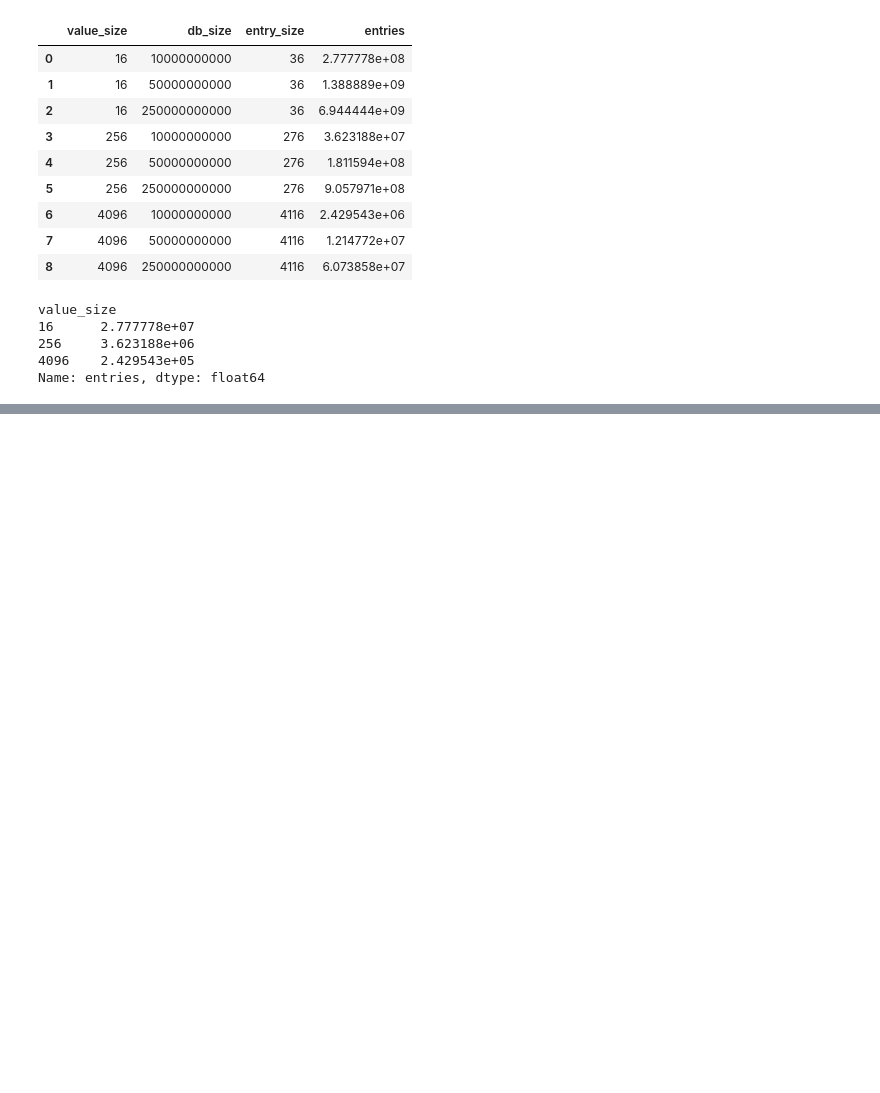
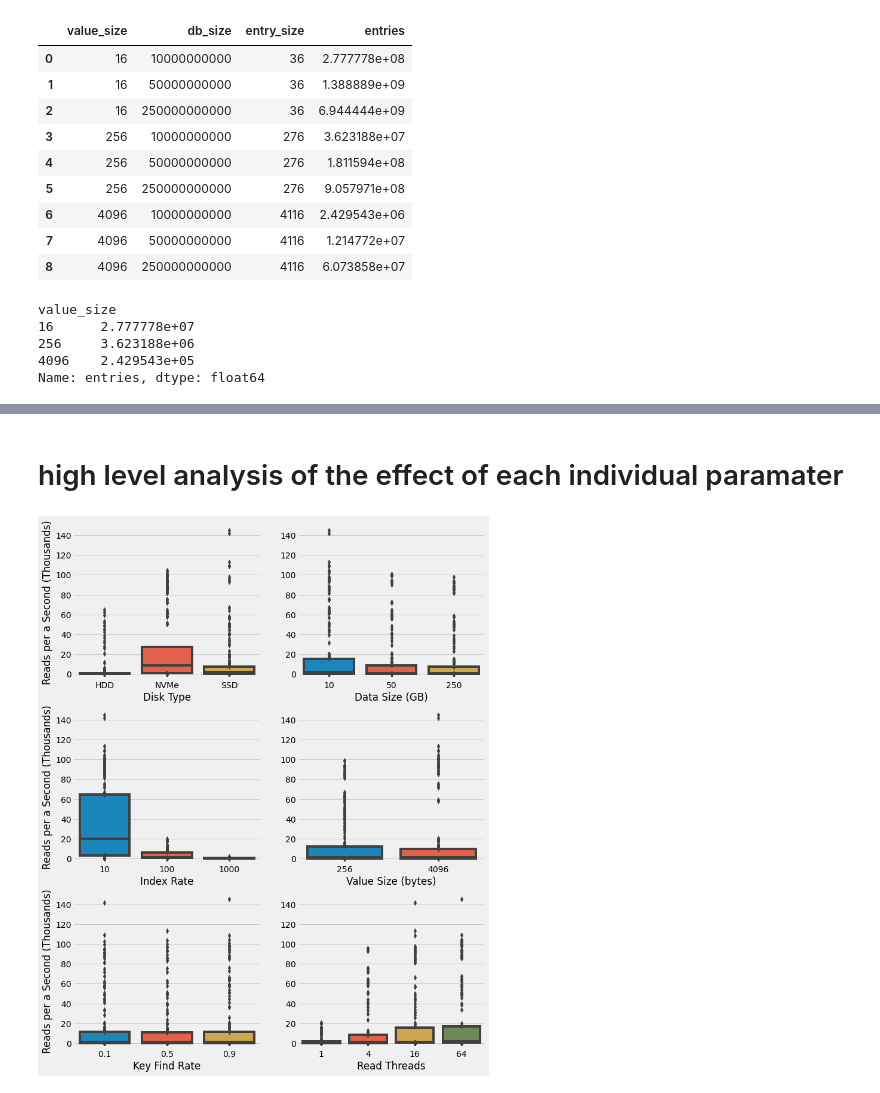
Before and after one commit to DBFromZero/dbf0java, a Jupyter notebook: analysis/benchmark_disk_key_value_readonly.ipynb, the cells around one changed output, grey strips where cells are left out. Cells and saved outputs as stored; diff of their text form; code cells hidden in the pictures; blank space fills up the shorter version.

```diff
--- a/analysis/benchmark_disk_key_value_readonly.ipynb
+++ b/analysis/benchmark_disk_key_value_readonly.ipynb
@@ -207,4 +55,0 @@ dtype: float64
-# %%
-x = (agg['50%'].reset_index()
- .pivot_table('50%', ['index', 'db_size', 'read_threads'], 'known_key_get_frac'))
-(x[0.9] / x[0.1]).sort_values().to_frame()
@@ -305,0 +149,2 @@ for i,(index, x) in enumerate(x.groupby('index')):
+# %% [markdown]
+# high level analysis of the effect of each individual paramater
@@ -305,0 +153,22 @@ for i,(index, x) in enumerate(x.groupby('index')):
+# %%
+col_description = {
+    'disk': 'Disk Type',
+    'data_size': 'Data Size (GB)',
+    'index_rate': 'Index Rate',
+    'value_size': 'Value Size (bytes)',
+    'key_find_rate': 'Key Find Rate',
+    'read_threads': 'Read Threads'
+}
+
+fig = plt.figure(figsize=(11,15))
+for i,col in enumerate(agg.index.names):
+    ax = fig.add_subplot(3, 2, i + 1)
+    sns.boxplot(ax=ax, x=col_description[col], y="50%",
+                  data=agg.reset_index().rename(columns={col:col_description[col]}),
+                  whis=0)
+    plt.ylim(-5, 150)
+    plt.ylabel('Reads per a Second (Thousands)' if i%2==0 else '')
+
+plt.savefig(figdir + '/benchmarking_indv_param.png', bbox_inches='tight')
+# %% [output]
+[figure, added]
```
Also changed, not shown: parts of 41 cells of this notebook, 3 other files.
